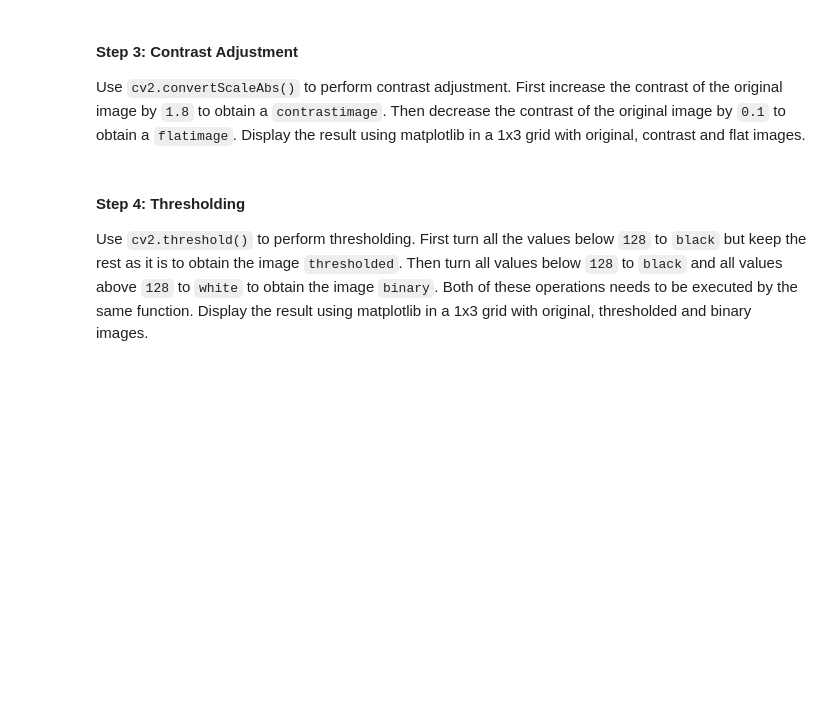
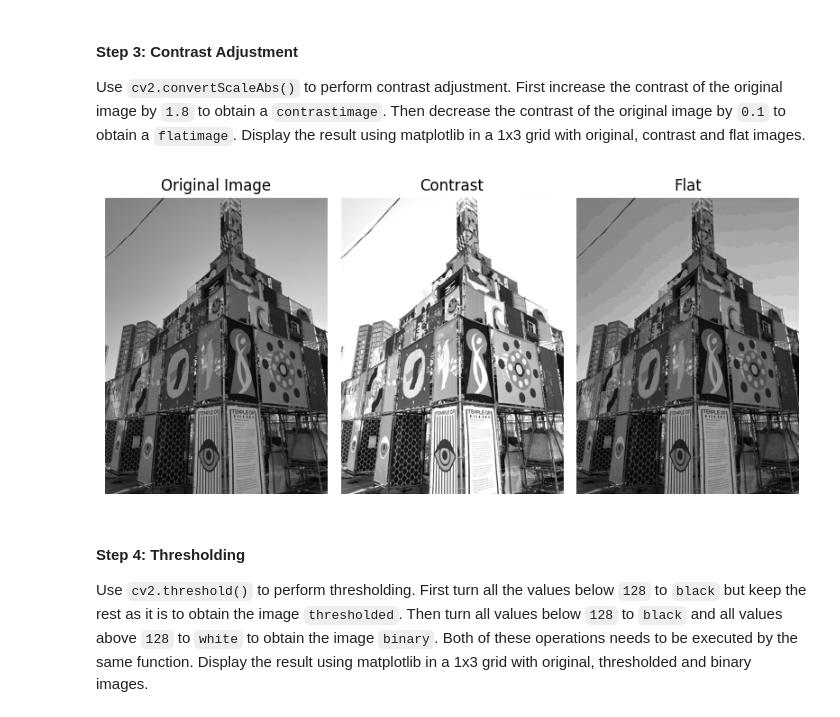
Before and after one commit to Dodo2k01/Image-Video-Processing-Labs, a Jupyter notebook: Lab2/IVP_Week2_Lab2.ipynb, the cells around one changed output. Drawn from its saved outputs; the diff is of its cells as text; code cells hidden in the pictures; blank space fills up the shorter version.

```diff
--- a/Lab2/IVP_Week2_Lab2.ipynb
+++ b/Lab2/IVP_Week2_Lab2.ipynb
@@ -71,37 +76,40 @@ Use `cv2.convertScaleAbs()` to perform contrast adjustment. First increase the c
 # %%
 # Function to adjust brightness
 def adjust_contrast(image, factor=1.5):
-    return ...
+    adjusted = cv2.convertScaleAbs(image, alpha=factor, beta=0)
+    return adjusted
 
 # Generate a contrast_image with 1.8 more contrast
-contrast_image = ...
+contrast_image = adjust_contrast(image, 1.8)
 
 #Generate a flat_image with 0.1 less contrast
-flat_image = ...
+flat_image = adjust_contrast(image, 0.1)
 
 # Display the results in a 1x3 grid
 plt.figure(figsize=(8, 6))
 
 # Original Image
 plt.subplot(1, 3, 1)
 plt.imshow(image, cmap='gray')
 plt.title("Original Image")
 plt.axis("off")
 
 # Display contrast image
 plt.subplot(1, 3, 2)
 plt.imshow(contrast_image, cmap='gray')
 plt.title("Contrast")
 plt.axis("off")
 
 # Display flat image
 plt.subplot(1, 3, 3)
 plt.imshow(flat_image, cmap='gray')
 plt.title("Flat")
 plt.axis("off")
 
 plt.tight_layout()
 plt.show()
+# %% [output]
+[figure, added]
 # %% [markdown]
 #### Step 4: Thresholding
 
```
Also changed, not shown: parts of 13 cells of this notebook.
